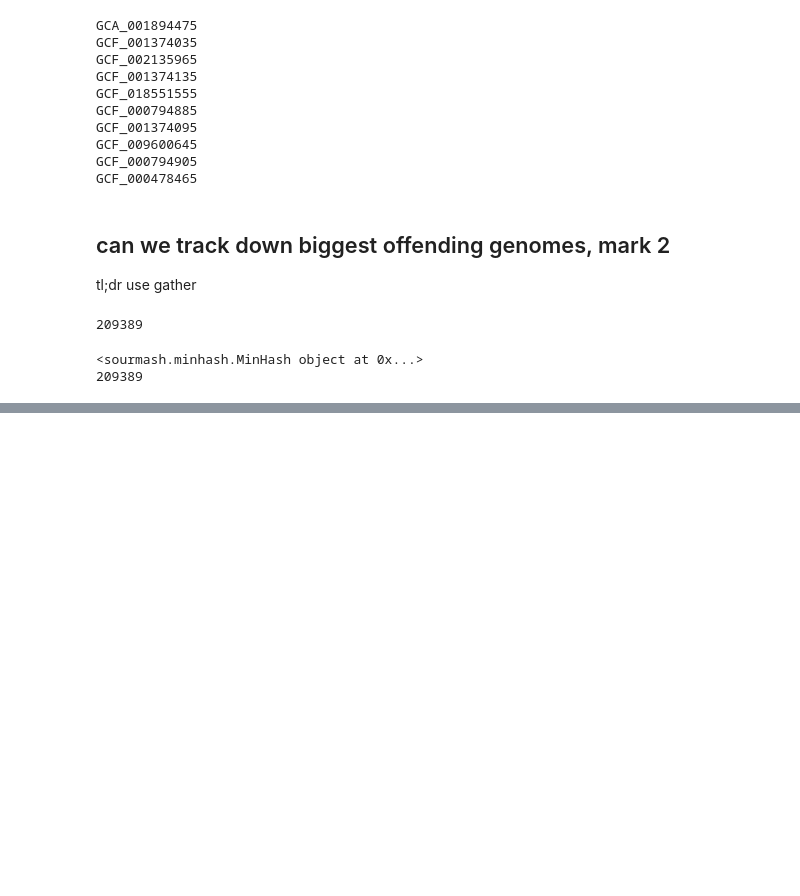
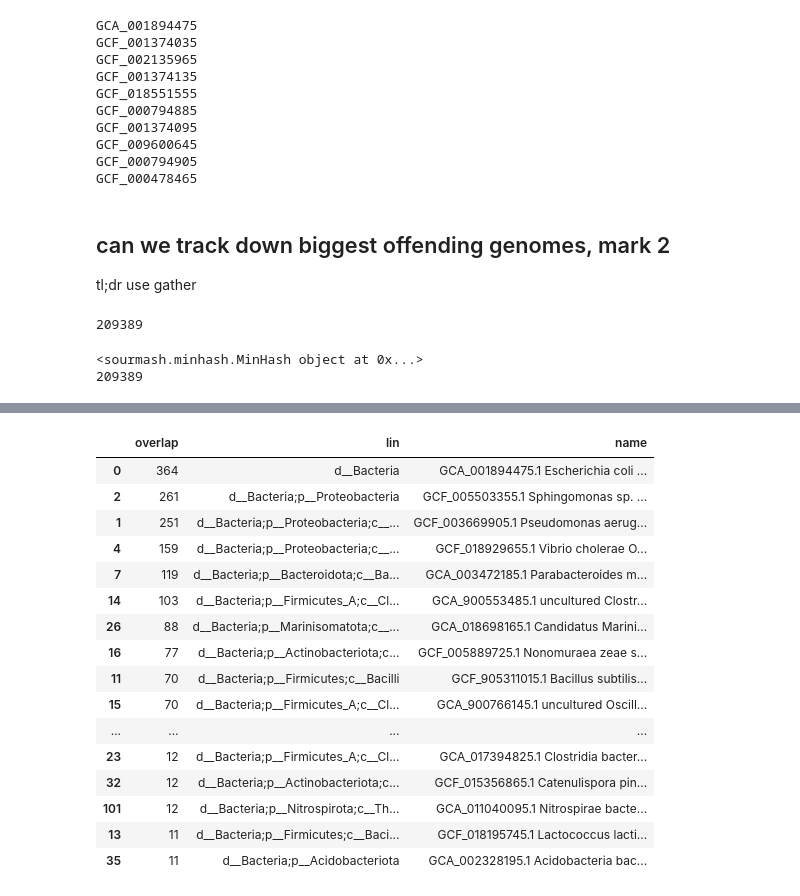
Before and after one commit to ctb/2022-sourmash-sens-spec, a Jupyter notebook: explore-tax-incoherency-kmer-entropy.ipynb, the cells around one changed output, grey strips where cells are left out. Drawn from its saved outputs; the diff is of its cells as text; code cells hidden in the pictures; blank space fills up the shorter version.

```diff
--- a/explore-tax-incoherency-kmer-entropy.ipynb
+++ b/explore-tax-incoherency-kmer-entropy.ipynb
@@ -315,0 +614,4 @@ with open('gtdb.family_confused.sig.gz', 'wb') as fp:
+# %%
+lca_to_hashvals = defaultdict(set)
+for hashval, lca in hashval_to_lca.items():
+    lca_to_hashvals[lca].add(hashval)
@@ -315,0 +630,5 @@ with open('gtdb.family_confused.sig.gz', 'wb') as fp:
+# %%
+query_hashes = lca_to_hashvals[()]
+query_mh = mh.copy_and_clear()
+query_mh.add_many(query_hashes)
+query_ss = sourmash.SourmashSignature(query_mh)
@@ -315,0 +674,26 @@ with open('gtdb.family_confused.sig.gz', 'wb') as fp:
+# %%
+def find_best_800(lin_key):
+    query_hashes = set(lca_to_hashvals[lin_key])
+
+    top16 = sourmash.load_file_as_index('top800.sig')
+
+    query_mh = mh.copy_and_clear()
+    query_mh.add_many(query_hashes)
+    query_ss = sourmash.SourmashSignature(query_mh)
+
+    sr = top16.best_containment(query_ss, threshold_bp=10)
+
+    if not sr: return None
+
+    a = len(query_hashes)
+    query_hashes -= set(sr.signature.minhash.hashes)
+    b = len(query_hashes)
+    return sr.signature, a - b
+# %%
+foo = []
+for lin, size in max_lca_idx_size.most_common():
+    res = find_best_800(lin)
+    if res:
+        sig, overlap = res
+        print(overlap, lca_utils.display_lineage(lin), sig.name)
+        foo.append(dict(overlap=overlap, lin=lca_utils.display_lineage(lin), name=sig.name))
@@ -315,0 +718,22 @@ with open('gtdb.family_confused.sig.gz', 'wb') as fp:
+# %%
+max_df = pd.DataFrame(foo)
+top_max_df = max_df[max_df.overlap > 10].sort_values('overlap', ascending=False)
+top_max_df
+# %% [output]
+|  | overlap | lin | name |
+| 0 | 364 | d__Bacteria | GCA_001894475.1 Escherichia coli ... |
+| 2 | 261 | d__Bacteria;p__Proteobacteria | GCF_005503355.1 Sphingomonas sp. ... |
+| 1 | 251 | d__Bacteria;p__Proteobacteria;c__... | GCF_003669905.1 Pseudomonas aerug... |
+| 4 | 159 | d__Bacteria;p__Proteobacteria;c__... | GCF_018929655.1 Vibrio cholerae O... |
+| 7 | 119 | d__Bacteria;p__Bacteroidota;c__Ba... | GCA_003472185.1 Parabacteroides m... |
+| 14 | 103 | d__Bacteria;p__Firmicutes_A;c__Cl... | GCA_900553485.1 uncultured Clostr... |
+| 26 | 88 | d__Bacteria;p__Marinisomatota;c__... | GCA_018698165.1 Candidatus Marini... |
+| 16 | 77 | d__Bacteria;p__Actinobacteriota;c... | GCF_005889725.1 Nonomuraea zeae s... |
+| 11 | 70 | d__Bacteria;p__Firmicutes;c__Bacilli | GCF_905311015.1 Bacillus subtilis... |
+| 15 | 70 | d__Bacteria;p__Firmicutes_A;c__Cl... | GCA_900766145.1 uncultured Oscill... |
+| ... | ... | ... | ... |
+| 23 | 12 | d__Bacteria;p__Firmicutes_A;c__Cl... | GCA_017394825.1 Clostridia bacter... |
+| 32 | 12 | d__Bacteria;p__Actinobacteriota;c... | GCF_015356865.1 Catenulispora pin... |
+| 101 | 12 | d__Bacteria;p__Nitrospirota;c__Th... | GCA_011040095.1 Nitrospirae bacte... |
+| 13 | 11 | d__Bacteria;p__Firmicutes;c__Baci... | GCF_018195745.1 Lactococcus lacti... |
+| 35 | 11 | d__Bacteria;p__Acidobacteriota | GCA_002328195.1 Acidobacteria bac... |
```
Also changed, not shown: parts of 41 cells of this notebook, 5 other files.
